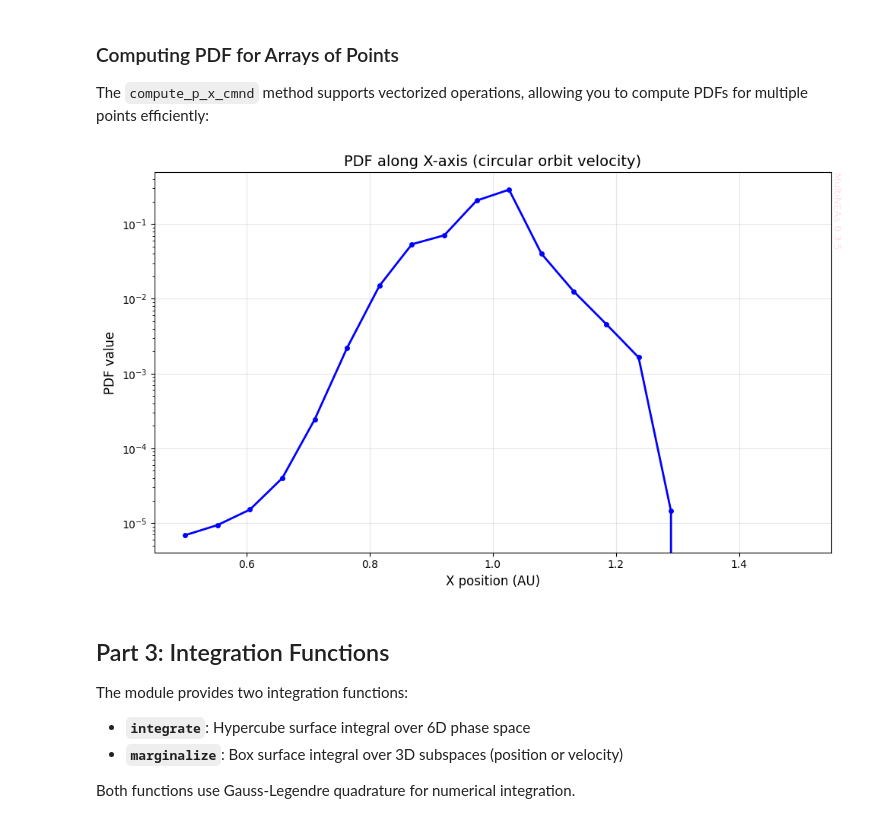
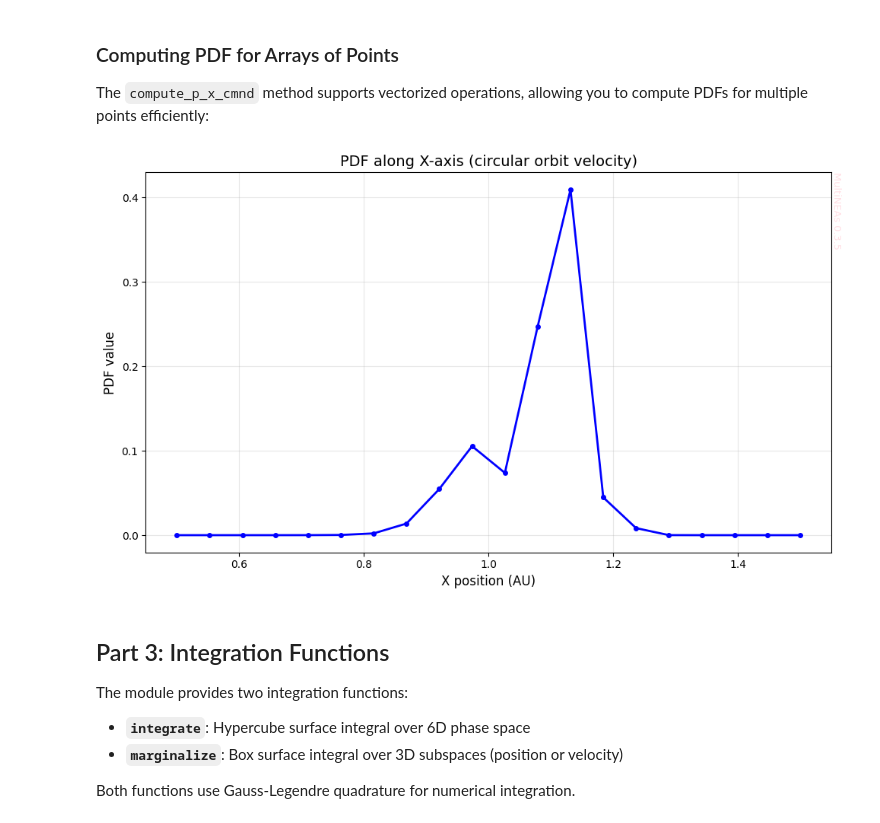
Before and after one commit to seap-udea/MultiNEAs, a Jupyter notebook: examples/probability_tutorial.ipynb, the cells around one changed output. Saved outputs shown, nothing was run; the diff lists cells and outputs as text; code cells hidden in the pictures.

Commit message:
Update dependencies, .gitignore, TODO.md, fix plotting in tutorial, and rename data file to nea_extended_220126.pkl

```diff
--- a/examples/probability_tutorial.ipynb
+++ b/examples/probability_tutorial.ipynb
@@ -135,7 +160,7 @@ To compute probability densities, we need a fitted Composed Multivariate Normal
 
 **Note**: You'll need to provide the path to a fitted CMND model file (`.pkl`). If you don't have one, you can create it using the `multimin` module (see `multimin_tutorial.ipynb`).
 # %%
-fit_file = "./data/fit-NEAS-Ngauss10.pkl"
+fit_file = "./fit10-10cmndNone_3c234.pkl"
 F = mm.FitCMND(fit_file)
 # %% [markdown]
 ## Part 1: OrbitElementsPDF Class
@@ -325,31 +350,31 @@ The `compute_p_x_cmnd` method supports vectorized operations, allowing you to co
 # %%
 # Create an array of positions along the X-axis
 x_vals = np.linspace(0.5, 1.5, 20)
 y_vals = np.zeros_like(x_vals)
 z_vals = np.zeros_like(x_vals)
 
 # Fixed velocity (circular orbit velocity)
 vx_vals = np.zeros_like(x_vals) + 0.01
-vy_vals = np.full_like(x_vals, 6.28)  # Circular velocity
+vy_vals = np.full_like(x_vals, 0.95*6.28)  # Circular velocity
 vz_vals = np.zeros_like(x_vals) + 0.01
 
 # Compute PDF for all points
 probs = pspdf.compute_p_x_cmnd(x_vals, y_vals, z_vals, vx_vals, vy_vals, vz_vals)
 
 # Plot results
 fig, ax = plt.subplots(figsize=(10, 6))
 ax.plot(x_vals, probs, 'b-', linewidth=2, marker='o', markersize=4)
 ax.set_xlabel("X position (AU)", fontsize=12)
 ax.set_ylabel("PDF value", fontsize=12)
 ax.set_title("PDF along X-axis (circular orbit velocity)", fontsize=14)
-ax.set_yscale('log')
+#ax.set_yscale('log')
 ax.grid(True, alpha=0.3)
 
 multineas_watermark(ax)
 plt.tight_layout()
 plt.show()
 # %% [output]
-[figure, old version]
+[figure, new version]
 # %% [markdown]
 ## Part 3: Integration Functions
 
```
Also changed, not shown: parts of 8 cells of this notebook, 11 other files.
